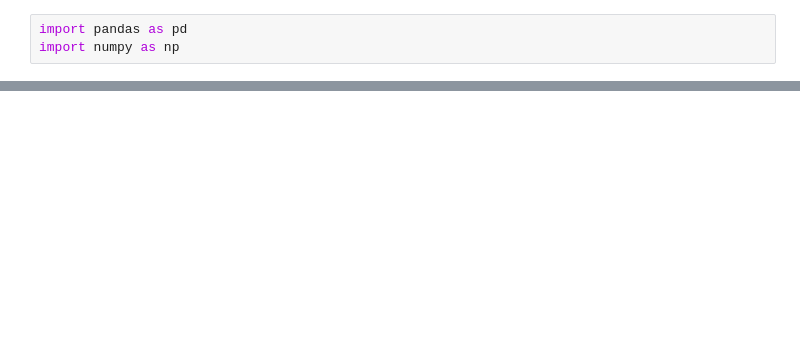
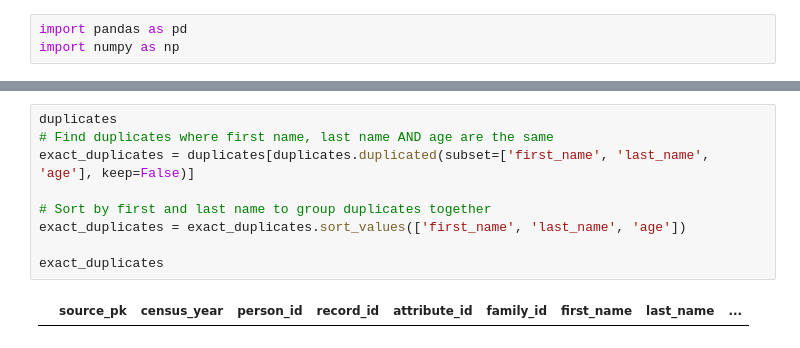
Before and after one commit to vasantsaladi/lakeland_transfer, a Jupyter notebook: import.ipynb, the cells around one changed output, grey strips where cells are left out. Cells and saved outputs as stored; diff of their text form; blank space fills up the shorter version.

```diff
--- a/import.ipynb
+++ b/import.ipynb
@@ -25,0 +195,11 @@ Sample of each census year:
+# %%
+duplicates
+# Find duplicates where first name, last name AND age are the same
+exact_duplicates = duplicates[duplicates.duplicated(subset=['first_name', 'last_name', 'age'], keep=False)]
+
+# Sort by first and last name to group duplicates together
+exact_duplicates = exact_duplicates.sort_values(['first_name', 'last_name', 'age'])
+
+exact_duplicates
+# %% [output]
+|  | source_pk | census_year | person_id | record_id | attribute_id | family_id | first_name | last_name | ... |
```
Also changed, not shown: parts of 14 cells of this notebook, 2 other files.
